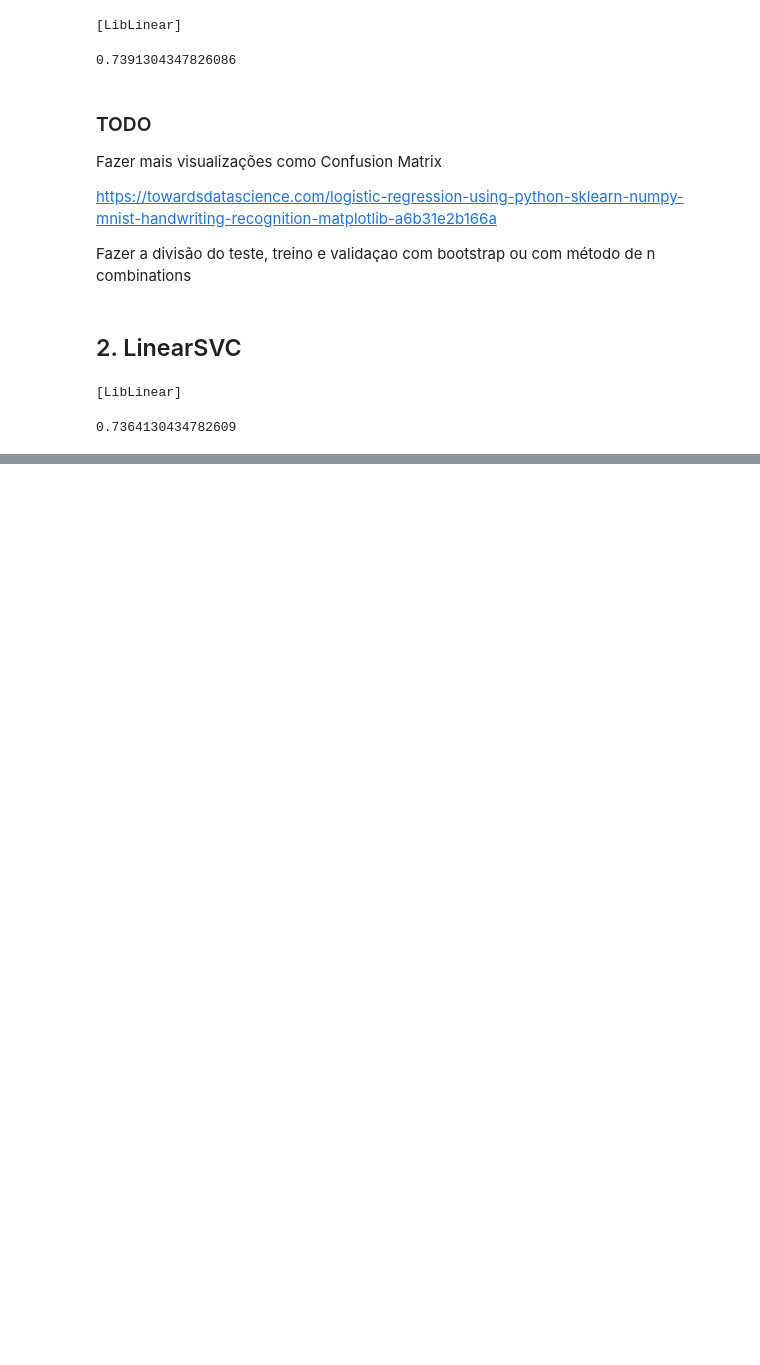
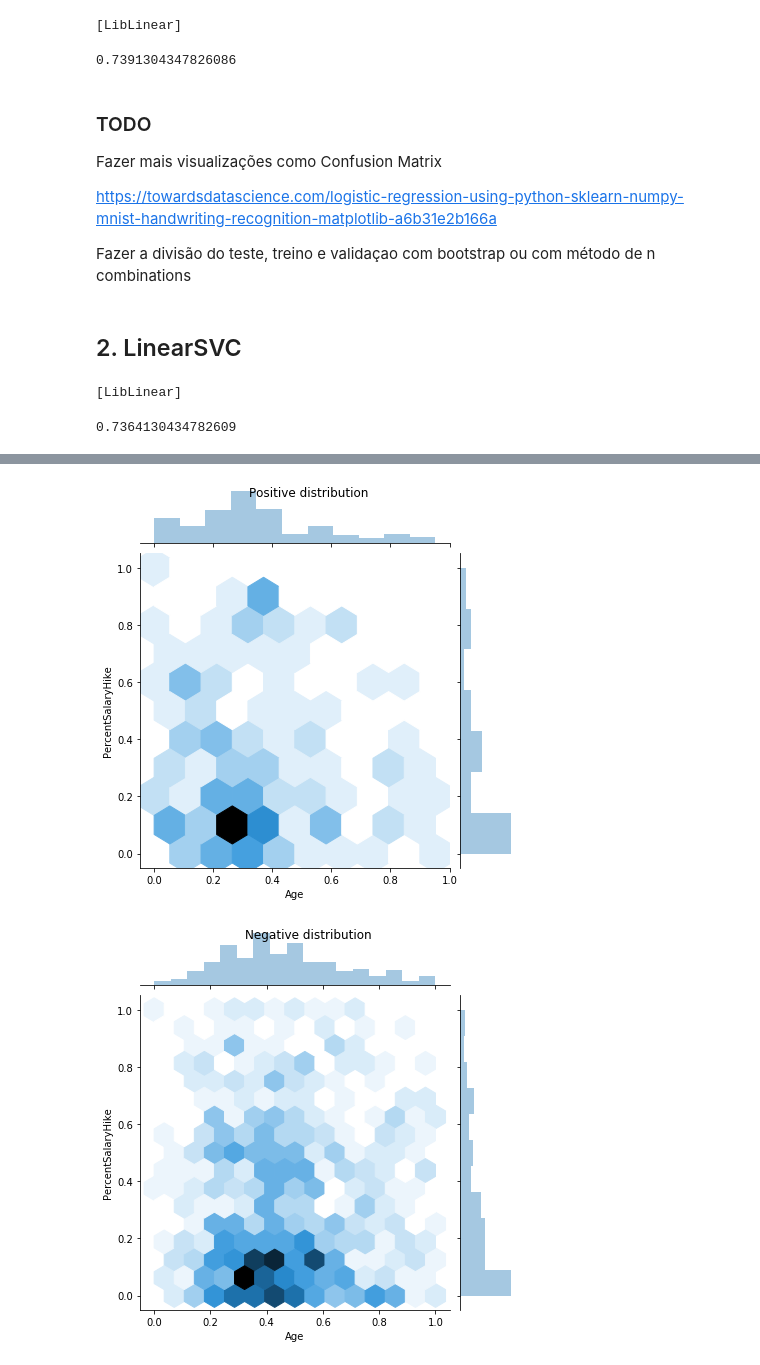
Before and after one commit to HenrikPereira/EDSBproject, a Jupyter notebook: Scripts/Data_models.ipynb, the cells around one changed output, grey strips where cells are left out. Cells and saved outputs as stored; diff of their text form; code cells hidden in the pictures; blank space fills up the shorter version.

Commit message:
Checkpoint predictive data models

```diff
--- a/Scripts/Data_models.ipynb
+++ b/Scripts/Data_models.ipynb
@@ -240,0 +374,3 @@ model_LinearSVC.score(x_test, y_test)
+# %%
+mpl.rcParams['figure.figsize'] = (12, 10)
+colors = plt.rcParams['axes.prop_cycle'].by_key()['color']
@@ -240,0 +386,22 @@ model_LinearSVC.score(x_test, y_test)
+# %%
+# Use a utility from sklearn to split and shuffle our dataset.
+train_df, test_df = train_test_split(finaldf, test_size=0.2)
+train_df, val_df = train_test_split(train_df, test_size=0.2)
+
+# Form np arrays of labels and features.
+train_labels = np.array(train_df.pop('Attrition_Yes'))
+bool_train_labels = train_labels != 0
+val_labels = np.array(val_df.pop('Attrition_Yes'))
+test_labels = np.array(test_df.pop('Attrition_Yes'))
+
+train_features = np.array(train_df)
+val_features = np.array(val_df)
+test_features = np.array(test_df)
+
+print('Training labels shape:', train_labels.shape)
+print('Validation labels shape:', val_labels.shape)
+print('Test labels shape:', test_labels.shape)
+print('')
+print('Training features shape:', train_features.shape)
+print('Validation features shape:', val_features.shape)
+print('Test features shape:', test_features.shape)
@@ -240,0 +416,14 @@ model_LinearSVC.score(x_test, y_test)
+# %%
+pos_df = pd.DataFrame(train_features[ bool_train_labels], columns = train_df.columns)
+neg_df = pd.DataFrame(train_features[~bool_train_labels], columns = train_df.columns)
+
+sb.jointplot(pos_df['Age'], pos_df['PercentSalaryHike'],
+              kind='hex')
+plt.suptitle("Positive distribution")
+
+sb.jointplot(neg_df['Age'], neg_df['PercentSalaryHike'],
+              kind='hex')
+_ = plt.suptitle("Negative distribution")
+# %% [output]
+[figure, added]
+[figure, added]
```
Also changed, not shown: parts of 54 cells of this notebook.
